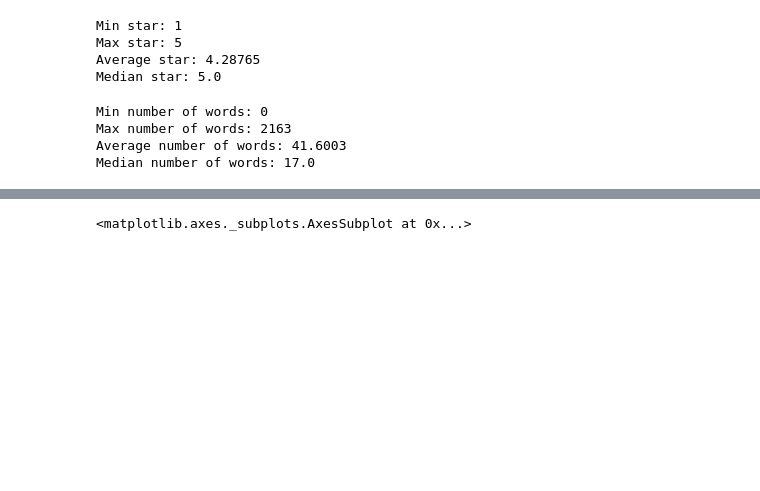
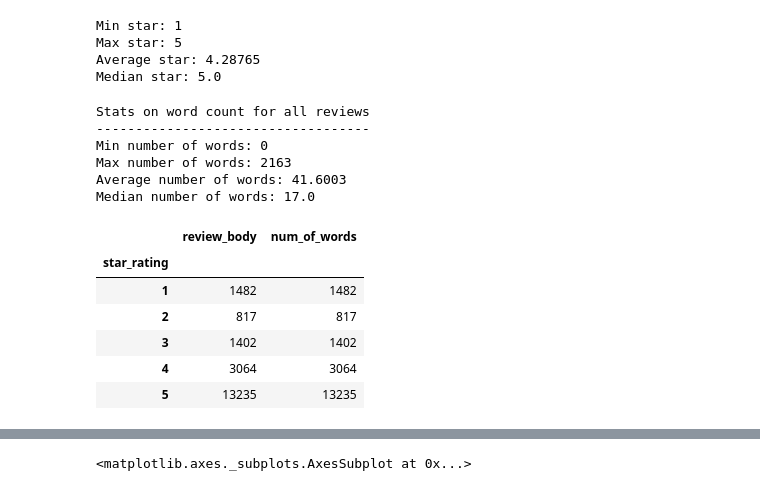
Before and after one commit to wiredmerlin/predicting_star_ratings, a Jupyter notebook: project02.ipynb, the cells around one changed output, grey strips where cells are left out. Drawn from its saved outputs; the diff is of its cells as text; code cells hidden in the pictures; blank space fills up the shorter version.

Commit message:
Analyzed each start rating

```diff
--- a/project02.ipynb
+++ b/project02.ipynb
@@ -6,7 +6,7 @@ import re
 import matplotlib.pyplot as plt
 import seaborn as sns
 # %%
-data_file = "amazon_musical_instru_star_rev_only.tsv"
+data_file = "~/Documents/python/project02/amazon_musical_instru_star_rev_only.tsv"
 col_list = ["star_rating","review_body"]
 #reviews_df = pd.read_csv(data_file, sep="\t", usecols=col_list, low_memory=False)
 reviews_df = pd.read_csv(data_file, sep="\t", usecols=col_list, nrows=20000)
@@ -67,12 +51,28 @@ for index, row in reviews_df.iterrows():
 
 reviews_df["num_of_words"] = word_count
 # %%
+# Stats on Word Count for all reviews
+print("Stats on word count for all reviews")
+print("-----------------------------------")
 print("Min number of words:", reviews_df['num_of_words'].min())
 print("Max number of words:", reviews_df['num_of_words'].max())
 print("Average number of words:", reviews_df['num_of_words'].mean())
 print("Median number of words:", reviews_df['num_of_words'].median())
 # %% [output]
+Stats on word count for all reviews
+-----------------------------------
 Min number of words: 0
 Max number of words: 2163
 Average number of words: 41.6003
 Median number of words: 17.0
+# %%
+# number of reviews for each star rating
+reviews_df.groupby(['star_rating']).count()
+# %% [output]
+|  | review_body | num_of_words |
+| star_rating |  |  |
+| 1 | 1482 | 1482 |
+| 2 | 817 | 817 |
+| 3 | 1402 | 1402 |
+| 4 | 3064 | 3064 |
+| 5 | 13235 | 13235 |
```
Also changed, not shown: parts of 16 cells of this notebook.
